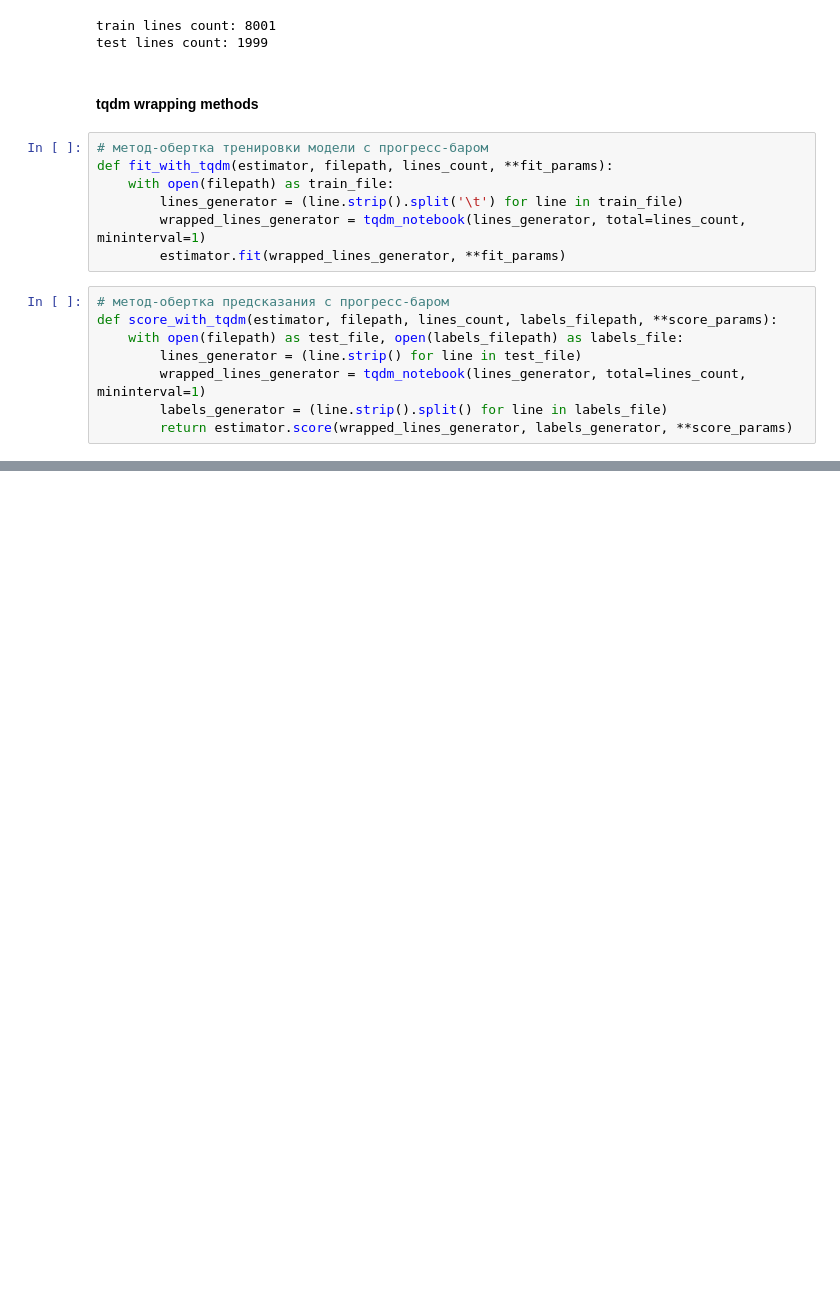
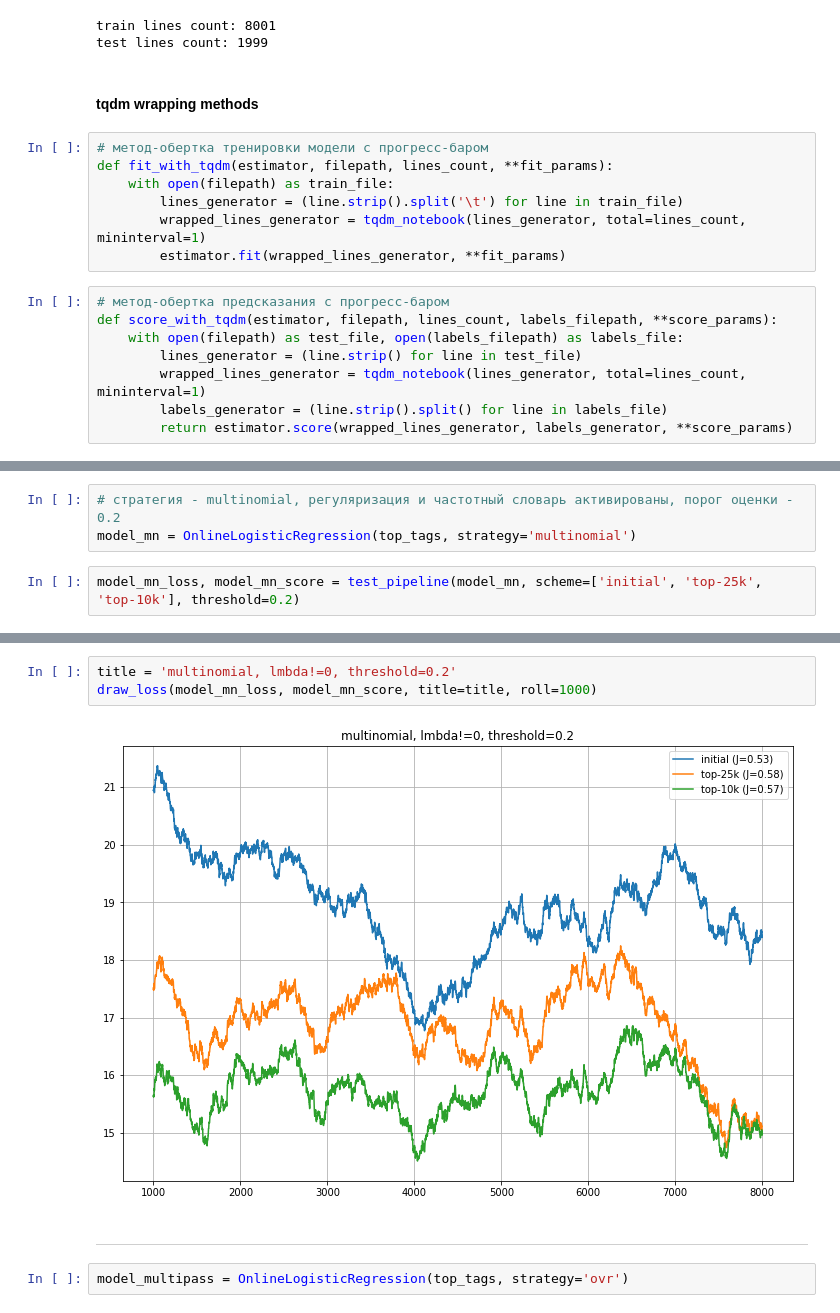
Before and after one commit to aborisihin/mlda_tryouts, a Jupyter notebook: ml_models_implementation/mlmc_online_logreg/estimator_test.ipynb, the cells around one changed output, grey strips where cells are left out. Cells and saved outputs as stored; diff of their text form; blank space fills up the shorter version.

```diff
--- a/ml_models_implementation/mlmc_online_logreg/estimator_test.ipynb
+++ b/ml_models_implementation/mlmc_online_logreg/estimator_test.ipynb
@@ -159,0 +175,5 @@ pass
+# %%
+# стратегия - multinomial, регуляризация и частотный словарь активированы, порог оценки - 0.2
+model_mn = OnlineLogisticRegression(top_tags, strategy='multinomial')
+# %%
+model_mn_loss, model_mn_score = test_pipeline(model_mn, scheme=['initial', 'top-25k', 'top-10k'], threshold=0.2)
@@ -159,0 +193,9 @@ pass
+# %%
+title = 'multinomial, lmbda!=0, threshold=0.2'
+draw_loss(model_mn_loss, model_mn_score, title=title, roll=1000)
+# %% [output]
+[figure, added]
+# %% [markdown]
+---
+# %%
+model_multipass = OnlineLogisticRegression(top_tags, strategy='ovr')
```
Also changed, not shown: parts of 17 cells of this notebook, 2 other files.
